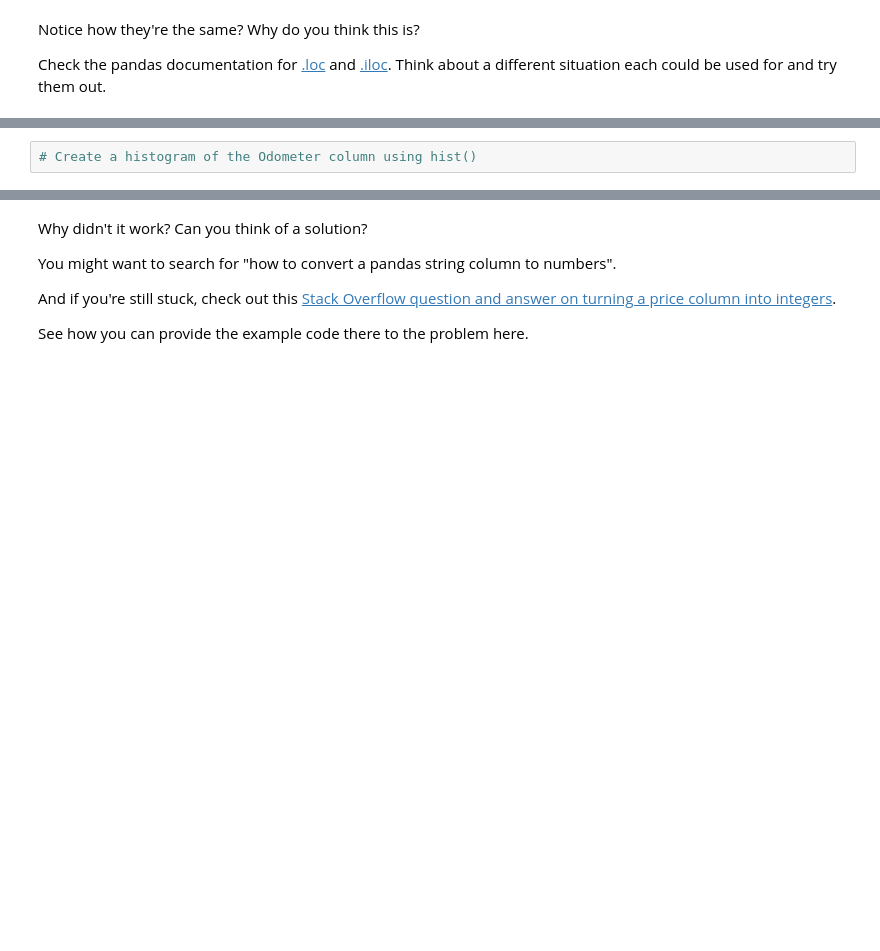
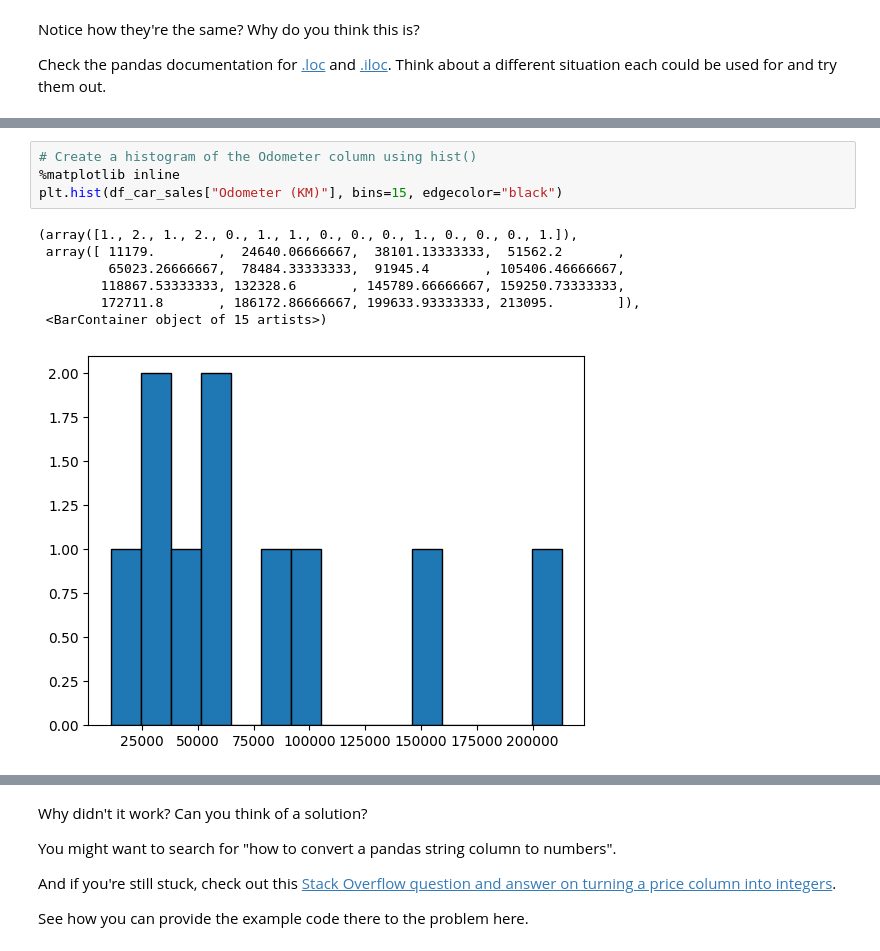
Before and after one commit to Paniceres/zero-to-mastery-ml, a Jupyter notebook: section-2-data-science-and-ml-tools/pandas-exercises.ipynb, the cells around one changed output, grey strips where cells are left out. Cells and saved outputs as stored; diff of their text form; blank space fills up the shorter version.

```diff
--- a/section-2-data-science-and-ml-tools/pandas-exercises.ipynb
+++ b/section-2-data-science-and-ml-tools/pandas-exercises.ipynb
@@ -199,2 +240,12 @@ Check the pandas documentation for [.loc](https://pandas.pydata.org/pandas-docs/
 # %%
 # Create a histogram of the Odometer column using hist()
+%matplotlib inline
+plt.hist(df_car_sales["Odometer (KM)"], bins=15, edgecolor="black")
+# %% [output]
+(array([1., 2., 1., 2., 0., 1., 1., 0., 0., 0., 1., 0., 0., 0., 1.]),
+ array([ 11179.        ,  24640.06666667,  38101.13333333,  51562.2       ,
+         65023.26666667,  78484.33333333,  91945.4       , 105406.46666667,
+        118867.53333333, 132328.6       , 145789.66666667, 159250.73333333,
+        172711.8       , 186172.86666667, 199633.93333333, 213095.        ]),
+ <BarContainer object of 15 artists>)
+[figure, added]
```
Also changed, not shown: parts of 27 cells of this notebook, 1 other file.
